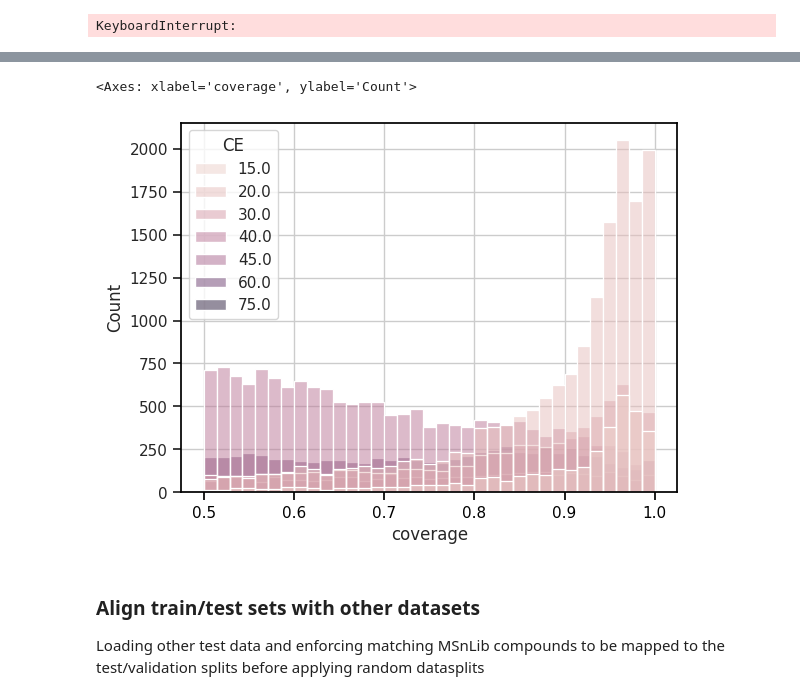
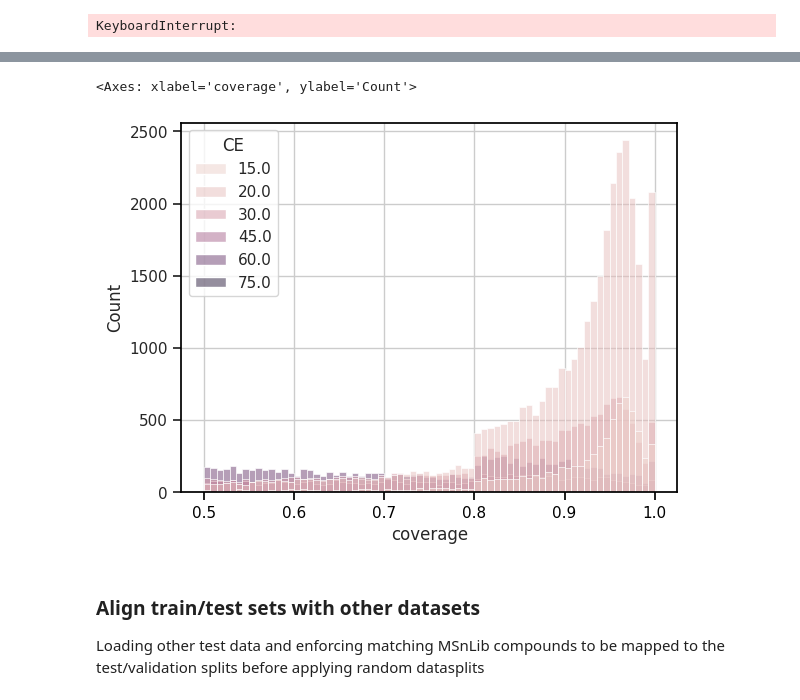
Before and after one commit to BAMeScience/fiora, a Jupyter notebook: lib_loader/msnlib_loader.ipynb, the cells around one changed output, grey strips where cells are left out. Drawn from its saved outputs; the diff is of its cells as text; code cells hidden in the pictures.

```diff
--- a/lib_loader/msnlib_loader.ipynb
+++ b/lib_loader/msnlib_loader.ipynb
@@ -170,12 +199,13 @@ from fiora.GNN.SetupFeatureEncoder import SetupFeatureEncoder
 
 metadata_key_map = {
                 "name": "NAME",
-                "collision_energy":  "Collision energy",
+                "collision_energy":  "CE",
                 "instrument": "instrument",
                 "ionization": "ionization",
                 "precursor_mz": "PEPMASS",
                 "precursor_mode": "Precursor_type",
                 "retention_time": "RTINSECONDS",
+                "ce_steps": "CE_steps"
                 }
 
 filter_spectra = True
@@ -231,11 +250,0 @@ Set correct collision energies for merged spectra (40 eV?)
-# %%
-df_same_energy = df[df["SPECTYPE"] == "SAME_ENERGY"]
-same_energy_ids = set(df_same_energy.group_id.unique())
-df["ce_steps"] = [[] for _ in range(df.shape[0])]
-
-for i, data in df.loc[df["SPECTYPE"].isin(["ALL_MSN_TO_PSEUDO_MS2", "ALL_ENERGIES"])].iterrows():
-    group_id = data["group_id"]
-    if group_id in same_energy_ids:
-        group_energies = list(df_same_energy[df_same_energy["group_id"] == group_id]["CE"])
-        for e in group_energies:
-            df.loc[i, "ce_steps"].append(e)
@@ -247,16 +251 @@ array(['ALL_MSN_TO_PSEUDO_MS2', 'ALL_ENERGIES', nan, 'SAME_ENERGY'],
-# %%
-# Filter for SAME_ENERGY data and create a dictionary of group_id to CE lists
-df_same_energy = df[df["SPECTYPE"] == "SAME_ENERGY"]
-same_energy_dict = df_same_energy.groupby("group_id")["CE"].apply(lambda x: sorted(x)).to_dict()
-
-df["ce_steps_with_duplicates"] = [[] for _ in range(df.shape[0])]
-df["ce_steps"] = [[] for _ in range(df.shape[0])]
-
-mask = df["SPECTYPE"].isin(["ALL_MSN_TO_PSEUDO_MS2", "ALL_ENERGIES"])
-for i, group_id in df.loc[mask, "group_id"].items():
-    if group_id in same_energy_dict:
-        df.at[i, "ce_steps_with_duplicates"] = same_energy_dict[group_id]
-        df.at[i, "ce_steps"] = np.unique(same_energy_dict[group_id])
-
-non_empty_ce_steps = df[df["ce_steps"].str.len() > 0]["ce_steps"]
 # %%
@@ -294,7 +264,3 @@ Name: count, dtype: int64
 raise KeyboardInterrupt() #TODO continue here
 # %% [output]
 KeyboardInterrupt:
-# %%
-df.loc[df["SPECTYPE"].isin(["ALL_MSN_TO_PSEUDO_MS2", "ALL_ENERGIES"]), "Collision energy"] = 40.0
-df.loc[df["SPECTYPE"].isin(["ALL_MSN_TO_PSEUDO_MS2", "ALL_ENERGIES"]), "CE"] = 40.0
-# TODO: the model should receive some kind of flag that these spectra are merged
@@ -354,8 +312,8 @@ Dataframe stats: 53758 spectra covering 10341 unique structures
 # %%
-sns.histplot(df, x= "coverage", hue="CE")
+sns.histplot(df[df["SPECTYPE"].isin(["SAME_ENERGY", "SINGLE_BEST_SCAN"], )], x= "coverage", hue="CE")
 # %% [output]
 <Axes: xlabel='coverage', ylabel='Count'>
-[figure, old version]
+[figure, new version]
 # %% [markdown]
 ### Align train/test sets with other datasets
 
```
Also changed, not shown: parts of 21 cells of this notebook, 1 other file.
